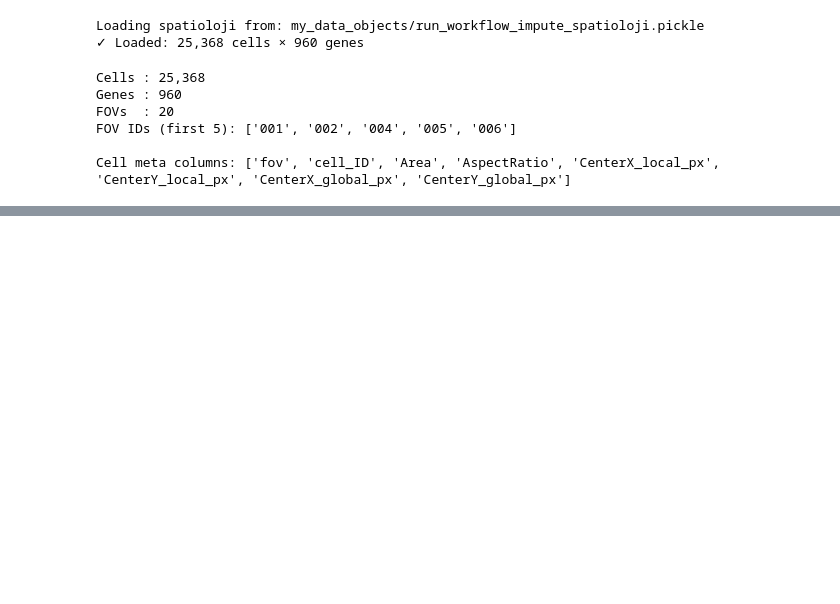
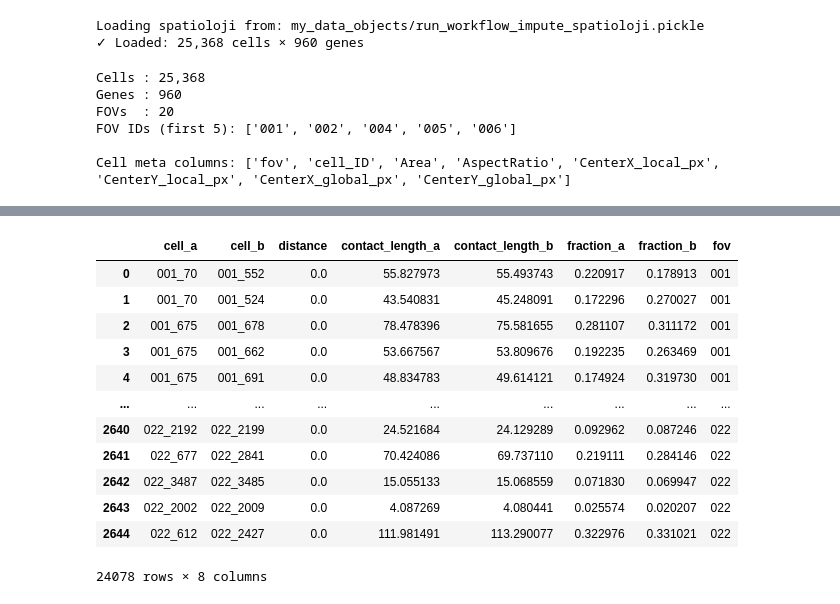
Before and after one commit to gynecoloji/spatioloji_s, a Jupyter notebook: example/spatial_analysis.ipynb, the cells around one changed output, grey strips where cells are left out. Cells and saved outputs as stored; diff of their text form; code cells hidden in the pictures; blank space fills up the shorter version.

```diff
--- a/example/spatial_analysis.ipynb
+++ b/example/spatial_analysis.ipynb
@@ -189,0 +225,16 @@ pd.DataFrame(summary).set_index('fov')
+# %%
+contact_df
+# %% [output]
+|  | cell_a | cell_b | distance | contact_length_a | contact_length_b | fraction_a | fraction_b | fov |
+| 0 | 001_70 | 001_552 | 0.0 | 55.827973 | 55.493743 | 0.220917 | 0.178913 | 001 |
+| 1 | 001_70 | 001_524 | 0.0 | 43.540831 | 45.248091 | 0.172296 | 0.270027 | 001 |
+| 2 | 001_675 | 001_678 | 0.0 | 78.478396 | 75.581655 | 0.281107 | 0.311172 | 001 |
+| 3 | 001_675 | 001_662 | 0.0 | 53.667567 | 53.809676 | 0.192235 | 0.263469 | 001 |
+| 4 | 001_675 | 001_691 | 0.0 | 48.834783 | 49.614121 | 0.174924 | 0.319730 | 001 |
+| ... | ... | ... | ... | ... | ... | ... | ... | ... |
+| 2640 | 022_2192 | 022_2199 | 0.0 | 24.521684 | 24.129289 | 0.092962 | 0.087246 | 022 |
+| 2641 | 022_677 | 022_2841 | 0.0 | 70.424086 | 69.737110 | 0.219111 | 0.284146 | 022 |
+| 2642 | 022_3487 | 022_3485 | 0.0 | 15.055133 | 15.068559 | 0.071830 | 0.069947 | 022 |
+| 2643 | 022_2002 | 022_2009 | 0.0 | 4.087269 | 4.080441 | 0.025574 | 0.020207 | 022 |
+| 2644 | 022_612 | 022_2427 | 0.0 | 111.981491 | 113.290077 | 0.322976 | 0.331021 | 022 |
+24078 rows × 8 columns
```
Also changed, not shown: parts of 28 cells of this notebook, 12 other files.
